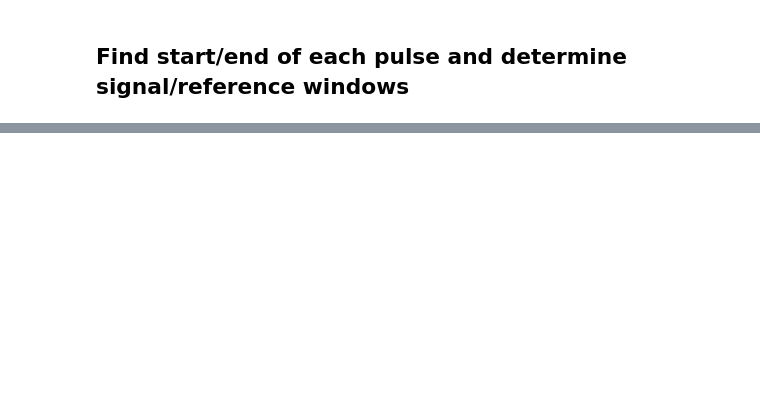
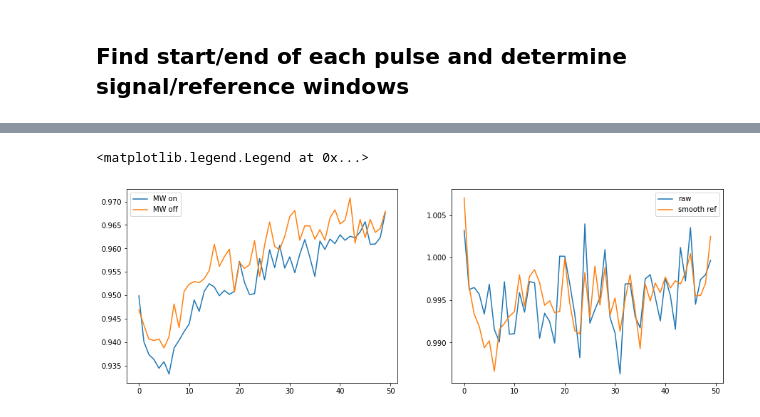
Before and after one commit to LCarnovale/HonoursAnalysis, a Jupyter notebook: analyse_rabi.ipynb, the cells around one changed output, grey strips where cells are left out. Cells and saved outputs as stored; diff of their text form; code cells hidden in the pictures; blank space fills up the shorter version.

```diff
--- a/analyse_rabi.ipynb
+++ b/analyse_rabi.ipynb
@@ -294,3 +311,20 @@ tau_vectors[DI(26, "211008")] = np.linspace(200, 400, 60)
+# %%
+n = DI(76, "211012")
+read_n = PL_reads[n+1]
+ref_n = PL_refs[n+1]
+fig = plt.figure(figsize=(15, 5))
+ax1, ax2 = fig.subplots(ncols=2).flatten()
+MW_signal = read_n[::2] / ref_n[::2]
+norm_signal = read_n[1::2] / ref_n[1::2]
+ax1.plot(MW_signal, label="MW on")
+ax1.plot(norm_signal, label="MW off")
+ax1.legend()
+ax2.plot(MW_signal / norm_signal, label="raw")
+ax2.plot(MW_signal / g_filter(norm_signal, sigma=5), label="smooth ref")
+ax2.legend()
+# %% [output]
+<matplotlib.legend.Legend at 0x...>
+[figure, added]
 # %%
 smoothed_series = None
 save_plots = True
```
Also changed, not shown: parts of 13 cells of this notebook, 1 other file.
